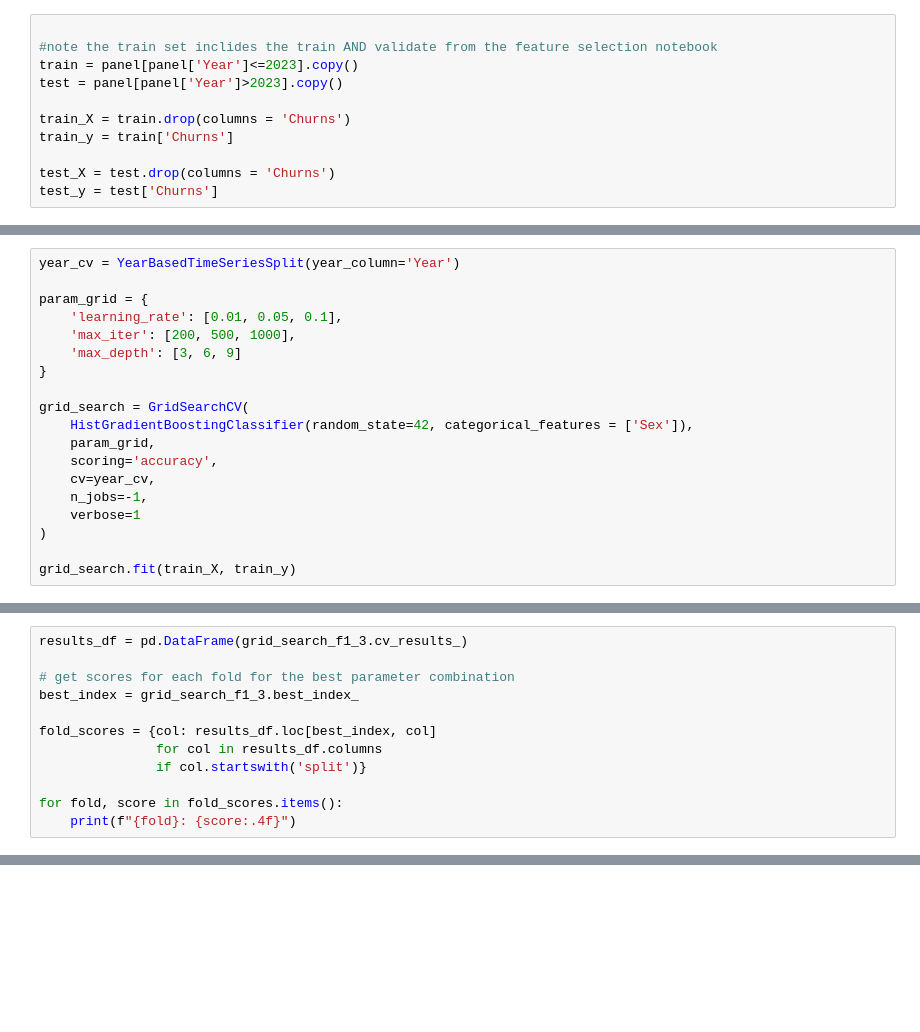
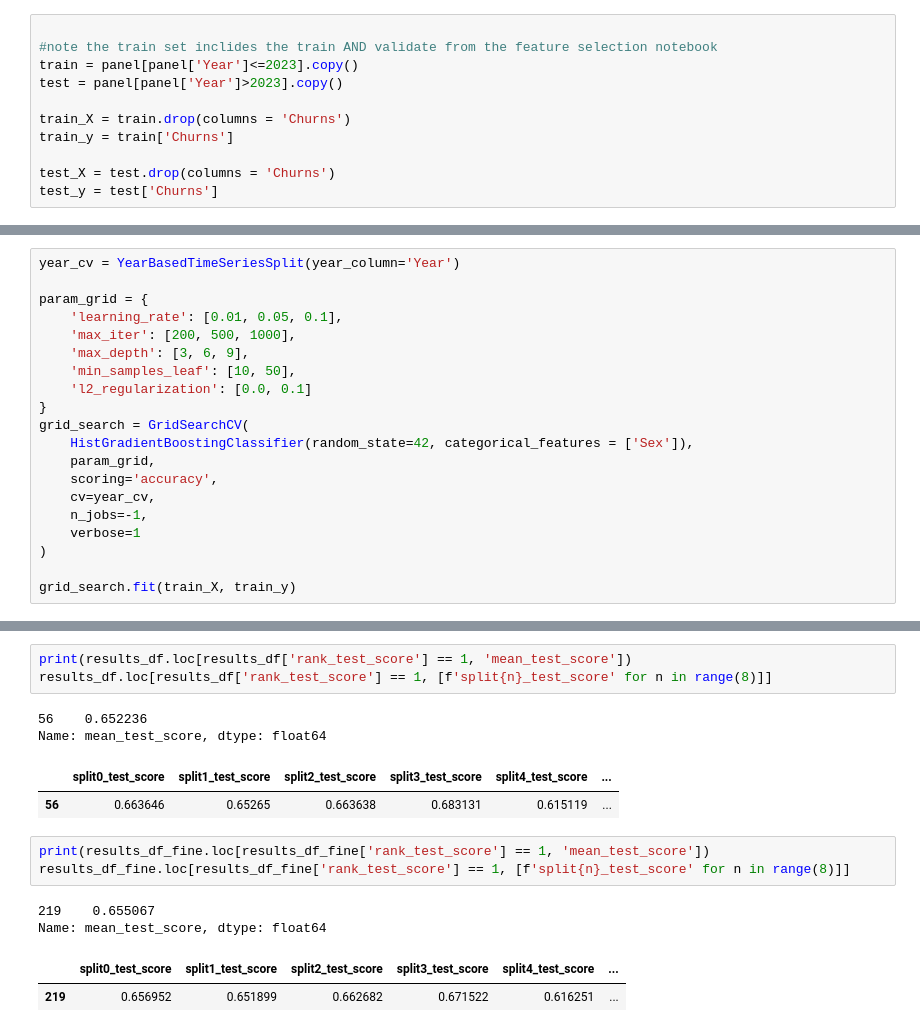
Before and after one commit to bnparris/powerlifting_analysis, a Jupyter notebook: notebooks/hyper_params.ipynb, the cells around one changed output, grey strips where cells are left out. Saved outputs shown, nothing was run; the diff lists cells and outputs as text; blank space fills up the shorter version.

```diff
--- a/notebooks/hyper_params.ipynb
+++ b/notebooks/hyper_params.ipynb
@@ -97,9 +97,10 @@ year_cv = YearBasedTimeSeriesSplit(year_column='Year')
 param_grid = {
     'learning_rate': [0.01, 0.05, 0.1],
     'max_iter': [200, 500, 1000],
-    'max_depth': [3, 6, 9]
+    'max_depth': [3, 6, 9],
+    'min_samples_leaf': [10, 50],
+    'l2_regularization': [0.0, 0.1]
 }
-
 grid_search = GridSearchCV(
     HistGradientBoostingClassifier(random_state=42, categorical_features = ['Sex']),
     param_grid,
@@ -372,12 +179,0 @@ plt.show()
-# %%
-results_df = pd.DataFrame(grid_search_f1_3.cv_results_)
-
-# get scores for each fold for the best parameter combination
-best_index = grid_search_f1_3.best_index_
-
-fold_scores = {col: results_df.loc[best_index, col]
-               for col in results_df.columns
-               if col.startswith('split')}
-
-for fold, score in fold_scores.items():
-    print(f"{fold}: {score:.4f}")
@@ -389,0 +202,16 @@ best_clf.fit(full_train_X, full_train_y)
+# %%
+print(results_df.loc[results_df['rank_test_score'] == 1, 'mean_test_score'])
+results_df.loc[results_df['rank_test_score'] == 1, [f'split{n}_test_score' for n in range(8)]]
+# %% [output]
+56    0.652236
+Name: mean_test_score, dtype: float64
+|  | split0_test_score | split1_test_score | split2_test_score | split3_test_score | split4_test_score | ... |
+| 56 | 0.663646 | 0.65265 | 0.663638 | 0.683131 | 0.615119 | ... |
+# %%
+print(results_df_fine.loc[results_df_fine['rank_test_score'] == 1, 'mean_test_score'])
+results_df_fine.loc[results_df_fine['rank_test_score'] == 1, [f'split{n}_test_score' for n in range(8)]]
+# %% [output]
+219    0.655067
+Name: mean_test_score, dtype: float64
+|  | split0_test_score | split1_test_score | split2_test_score | split3_test_score | split4_test_score | ... |
+| 219 | 0.656952 | 0.651899 | 0.662682 | 0.671522 | 0.616251 | ... |
```
Also changed, not shown: parts of 20 cells of this notebook, 2 other files.
